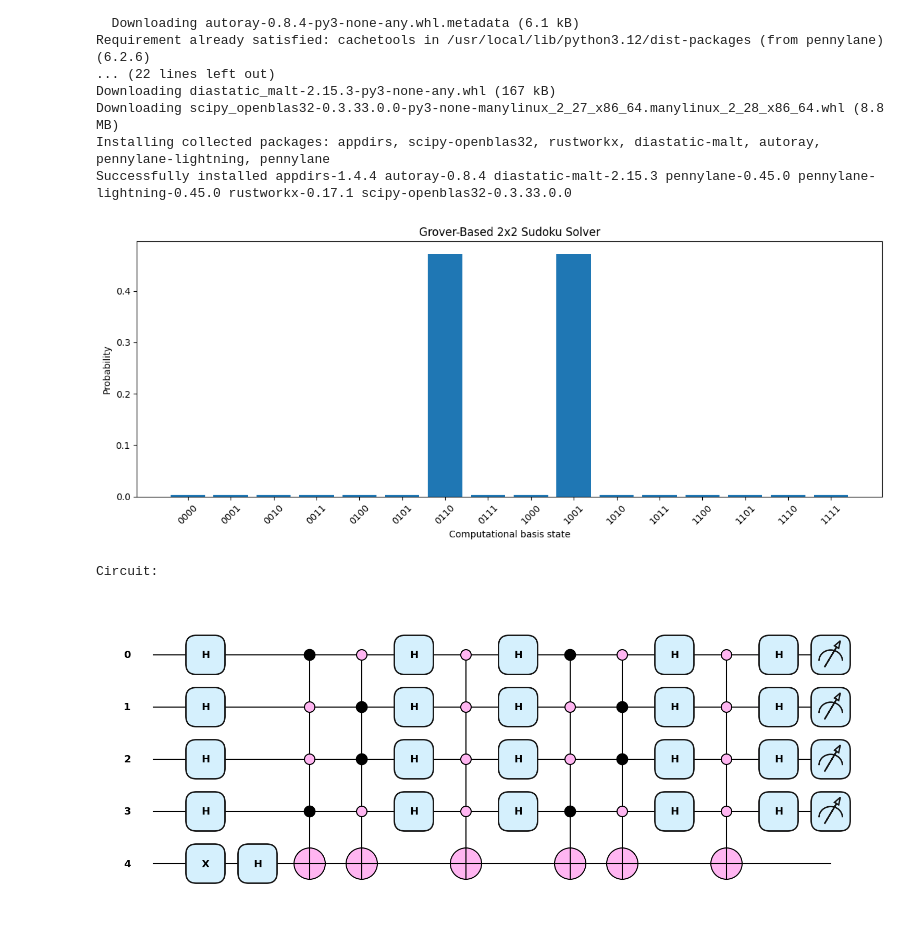
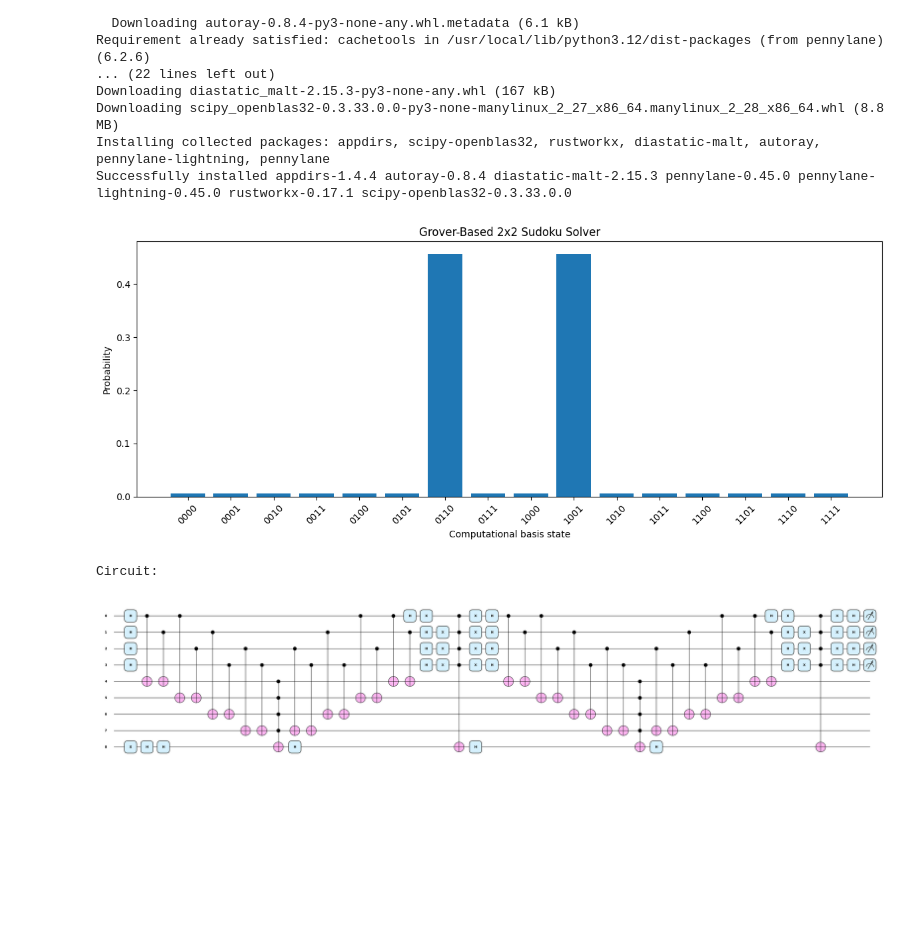
Before and after one commit to delacroissant/Sudoku-solver-with-Grover-s-algorithm, a Jupyter notebook: Grover_sudoku.ipynb, the cells around one changed output. Saved outputs shown, nothing was run; the diff lists cells and outputs as text; code cells hidden in the pictures; blank space fills up the shorter version.

```diff
--- a/Grover_sudoku.ipynb
+++ b/Grover_sudoku.ipynb
@@ -26,20 +26,49 @@ from pennylane import numpy as np
 import matplotlib.pyplot as plt
 # %%
 query_wires = [0, 1, 2, 3]
-aux_wire = [4]
-total_wires = query_wires + aux_wire
+aux_wires = [4,5,6,7]
+aux_wire = [8]
+total_wires = query_wires + aux_wires + aux_wire
 
 
 dev = qml.device("default.qubit",wires=total_wires)
 
 
 def sudoku_oracle():
+    #A != B
+    qml.CNOT([0,4])
+    qml.CNOT([1,4])
 
-    sol_one = [1,0,0,1]
-    sol_two = [0,1,1,0]
+    #A!= C
+    qml.CNOT([0,5])
+    qml.CNOT([2,5])
 
-    qp.MultiControlledX(total_wires,control_values=sol_one)
-    qp.MultiControlledX(total_wires,control_values=sol_two)
+    #B!= D
+    qml.CNOT([1,6])
+    qml.CNOT([3,6])
+
+    #C!= D
+    qml.CNOT([2,7])
+    qml.CNOT([3,7])
+
+    qml.H(aux_wire)
+
+    qml.MultiControlledX(aux_wires + aux_wire,control_values=[1]*len(aux_wires))
+
+    qml.H(aux_wire)
+
+    qml.CNOT([2,7])
+    qml.CNOT([3,7])
+
+    qml.CNOT([1,6])
+    qml.CNOT([3,6])
+
+    qml.CNOT([0,5])
+    qml.CNOT([2,5])
+
+    qml.CNOT([0,4])
+    qml.CNOT([1,4])
+
 
 
 
@@ -51,7 +80,7 @@ def diffusion(wires):
     for w in wires:
         qml.X(wires=w)
 
-    qp.MultiControlledX(total_wires,control_values=[1]*len(wires))
+    qml.MultiControlledX(wires + aux_wire,control_values=[1]*len(wires))
 
     for w in wires:
         qml.X(wires=w)
@@ -67,7 +96,6 @@ grover_iter = 2
 @qml.qnode(dev)
 def grover_sudoku():
 
-
     for wire in query_wires:
         qml.H(wire)
 
@@ -80,38 +108,36 @@ def grover_sudoku():
 
         sudoku_oracle()
 
-        diffuser(query_wires)
+        diffusion(query_wires)
 
 
     return qml.probs(wires=query_wires)
 
 
 probs = grover_sudoku()
-
-
 
 labels = [format(i, "04b") for i in range(16)]
 
 plt.figure(figsize=(12, 5))
 
 plt.bar(labels, probs)
 
 plt.xlabel("Computational basis state")
 plt.ylabel("Probability")
 plt.title("Grover-Based 2x2 Sudoku Solver")
 
 plt.xticks(rotation=45)
 
 plt.tight_layout()
 
 plt.show()
 
 
 print("\nCircuit:\n")
 
-fig, ax = qp.draw_mpl(grover_sudoku, style='pennylane')()
+fig, ax = qml.draw_mpl(grover_sudoku, style='pennylane')()
 fig.show()
 # %% [output]
-[figure, old version]
+[figure, new version]
 Circuit:
-[figure, old version]
+[figure, new version]
```
